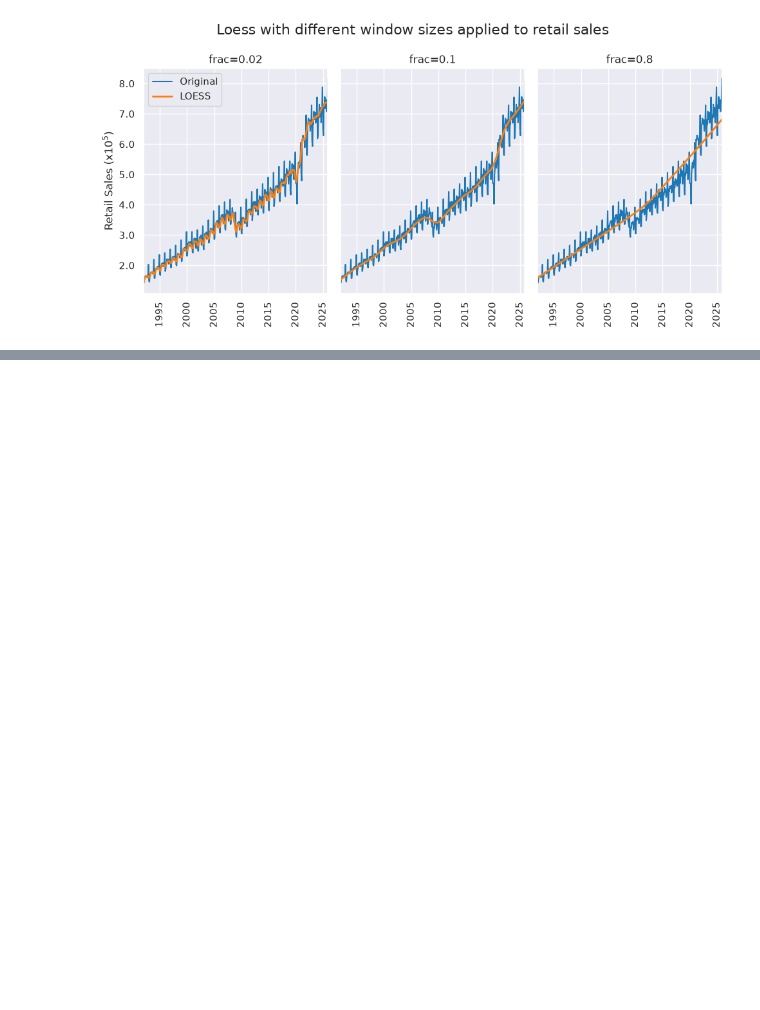
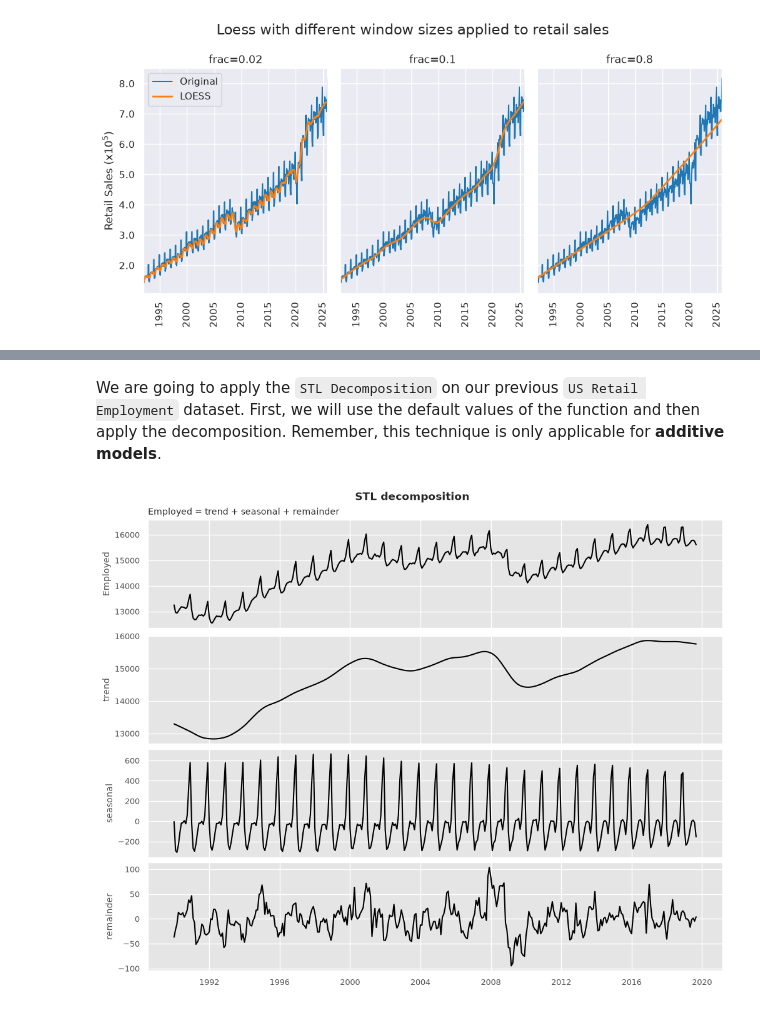
Before and after one commit to JayitaCh/Time-Series-Analysis, a Jupyter notebook: Ch4_1TimeSeriesDecomposition.ipynb, the cells around one changed output, grey strips where cells are left out. Saved outputs shown, nothing was run; the diff lists cells and outputs as text; code cells hidden in the pictures; blank space fills up the shorter version.

```diff
--- a/Ch4_1TimeSeriesDecomposition.ipynb
+++ b/Ch4_1TimeSeriesDecomposition.ipynb
@@ -284,0 +317,27 @@ plt.show()
+# %% [markdown]
+We are going to apply the `STL Decomposition` on our previous `US Retail Employment` dataset. First, we will use the default values of the function and then apply the decomposition. Remember, this technique is only applicable for **additive models**.
+# %%
+from statsmodels.tsa.seasonal import STL
+
+stl = STL(us_retail_employment["y"], period=12)
+res = stl.fit()
+stl_dcmp = pd.DataFrame({
+    "ds": us_retail_employment["ds"],
+    "data": us_retail_employment["y"],
+    "trend": res.trend,
+    "seasonal": res.seasonal,
+    "remainder": res.resid,
+}).reset_index(drop=True)
+
+fig, axes = plt.subplots(4, 1, sharex=True, figsize=(10, 8))
+sns.lineplot(data=stl_dcmp, x="ds", y="data", ax=axes[0])
+sns.lineplot(data=stl_dcmp, x="ds", y="trend", ax=axes[1])
+sns.lineplot(data=stl_dcmp, x="ds", y="seasonal", ax=axes[2])
+sns.lineplot(data=stl_dcmp, x="ds", y="remainder", ax=axes[3])
+axes[0].set_title("Employed = trend + seasonal + remainder", size="medium", loc="left")
+axes[0].set(ylabel="Employed")
+axes[3].set(xlabel="")
+fig.suptitle("STL decomposition",fontweight='bold')
+plt.show()
+# %% [output]
+[figure, added]
```
Also changed, not shown: parts of 16 cells of this notebook, 2 other files.
